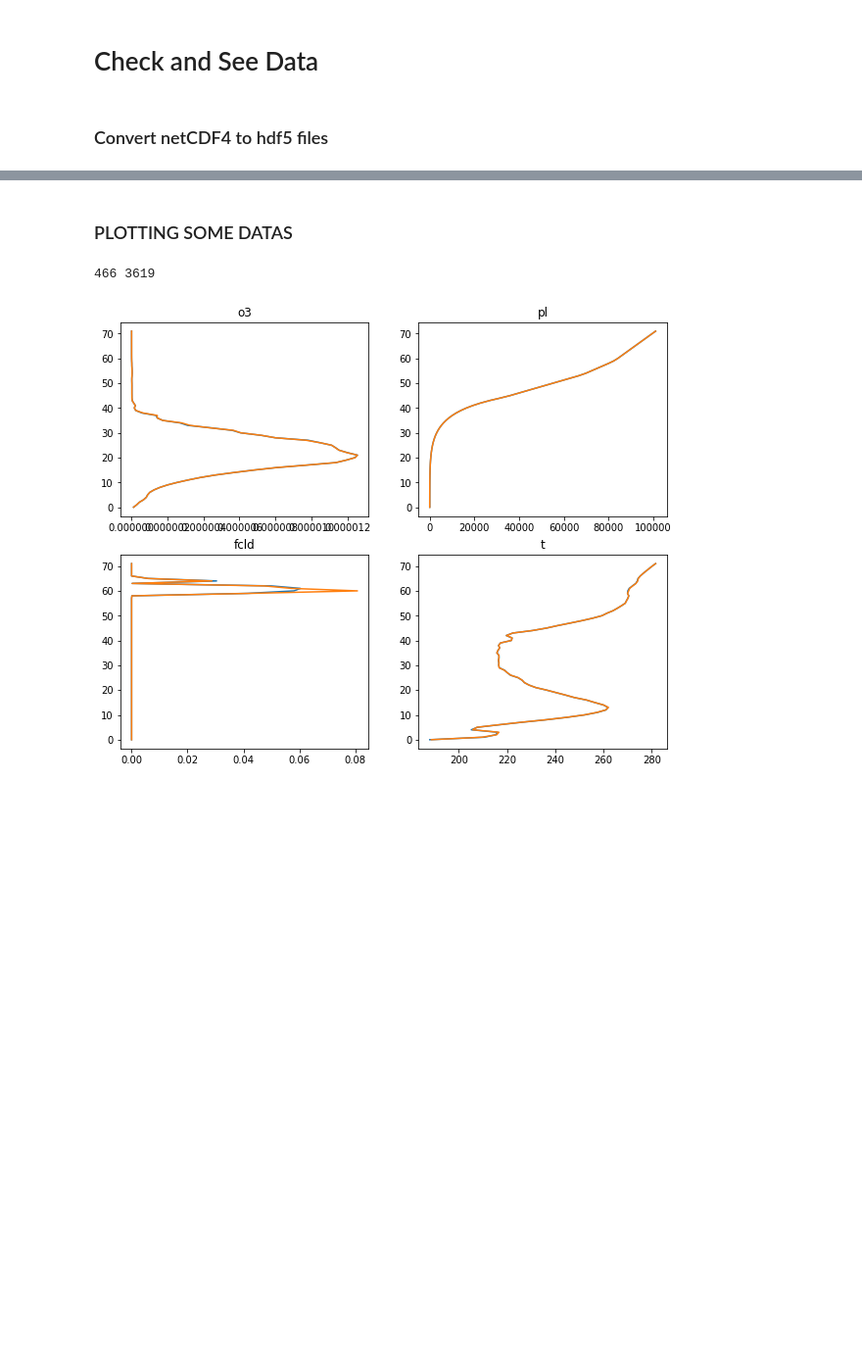
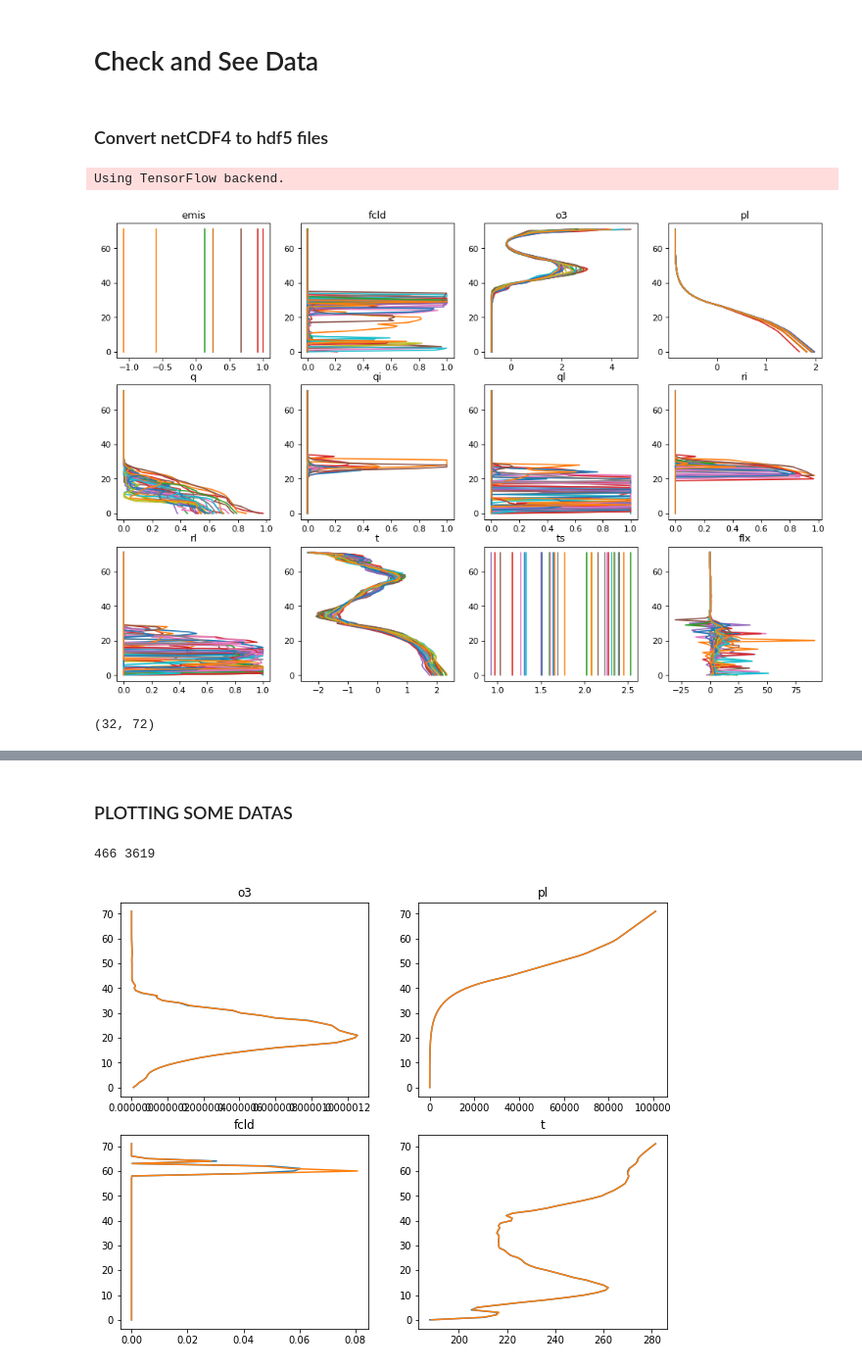
Before and after one commit to VIsh76/FLX_NN_emulation, a Jupyter notebook: DataChecking.ipynb, the cells around one changed output, grey strips where cells are left out. Shown at 98% size. Cells and saved outputs as stored; diff of their text form; code cells hidden in the pictures; blank space fills up the shorter version.

```diff
--- a/DataChecking.ipynb
+++ b/DataChecking.ipynb
@@ -7,0 +5,62 @@
+# %%
+import numpy as np
+import pandas as pd
+import os
+import keras
+import matplotlib.pyplot as plt
+
+from math import ceil
+from netCDF4 import Dataset
+from preprocess import DictPrepross, Zero_One, Normalizer
+from generator import Basic_Generator, Preprocessed_Generator, Diff_Generator
+
+data_folder="Data"
+B = Basic_Generator(data_folder)
+# %% [output]
+Using TensorFlow backend.
+# %%
+## GET DICTIONNARY :
+header_dict = ['rl', 'ri', 'ql', 'qi', 'q', 'ts', 't', 'emis', 'o3', 'pl']
+fct = [] # how to preprocess them
+for i in range(5):
+    fct.append(Zero_One())
+for j in range(5):
+    fct.append(Normalizer())
+
+if os.path.isfile('DictPreprocess_fit.hdf5'):
+    Dhd = pd.read_hdf('DictPreprocess_fit.hdf5', key='s')
+    D = DictPrepross(header_dict, fct)
+    D.load_from_pd(Dhd)
+else:
+    print("Fitting Dict")
+    B = Basic_Generator(data_folder)
+    xdim, ydim = B.Xdim, B.Ydim
+    B = Basic_Generator(data_folder, batch_size=xdim*ydim, shuffle=False, )
+    D = DictPrepross(header_dict, fct)
+    D.fitonGen(B)
+    Dhd = D.to_array_save()
+    Dhd.to_hdf('DictPreprocess_fit.hdf5', key='s')
+# %%
+def Plot_Batch(x0, y0):
+    f=plt.figure( figsize=(15,10), dpi=80 )
+    for i in range(11):
+        ax= f.add_subplot(3,4,i+1)
+        ax.set_title(header[i])
+        for b in range(x0.shape[0]):
+            ax.plot(np.flip(x0[b,i,:]), np.arange(len(x0[b,i,:])))
+    ax= f.add_subplot(3,4,12)
+    ax.set_title('flx')
+    for b in range(y0.shape[0]):
+        ax.plot(np.flip(y0[b]), np.arange(len(y0[b])))
+# %%
+B = Diff_Generator(data_folder, batch_size=32, preprocess_x=[D])
+header = B.variables
+x0,y0 = B[0]
+#y0 = y0[:,-3,:]
+Plot_Batch(x0,y0)
+# %% [output]
+[figure, added]
+# %%
+y0.shape
+# %% [output]
+(32, 72)
```
Also changed, not shown: parts of 10 cells of this notebook, 11 other files.
